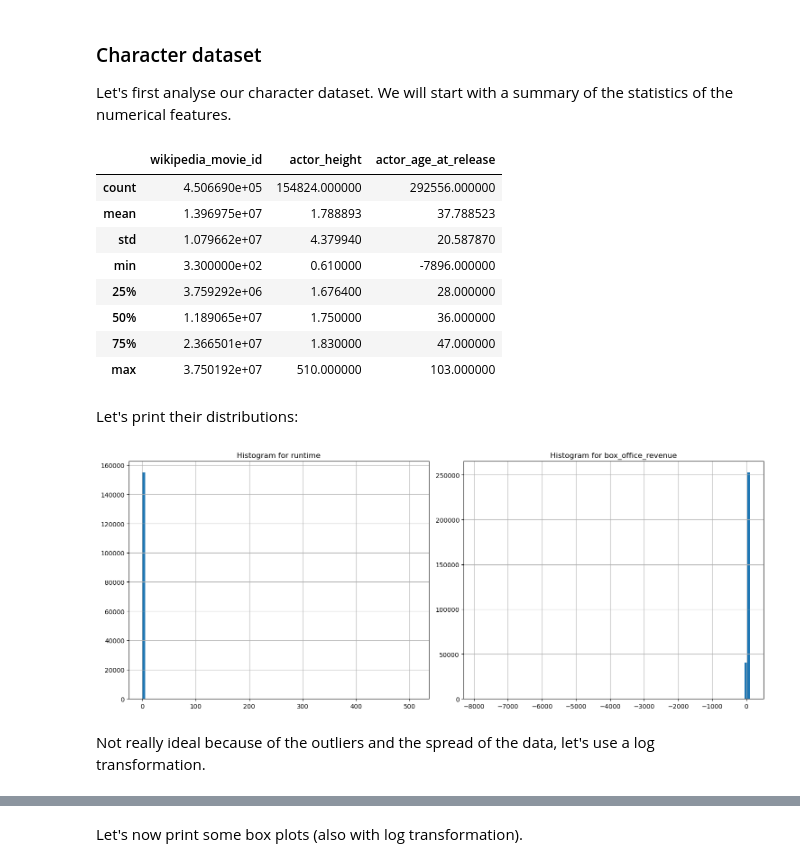
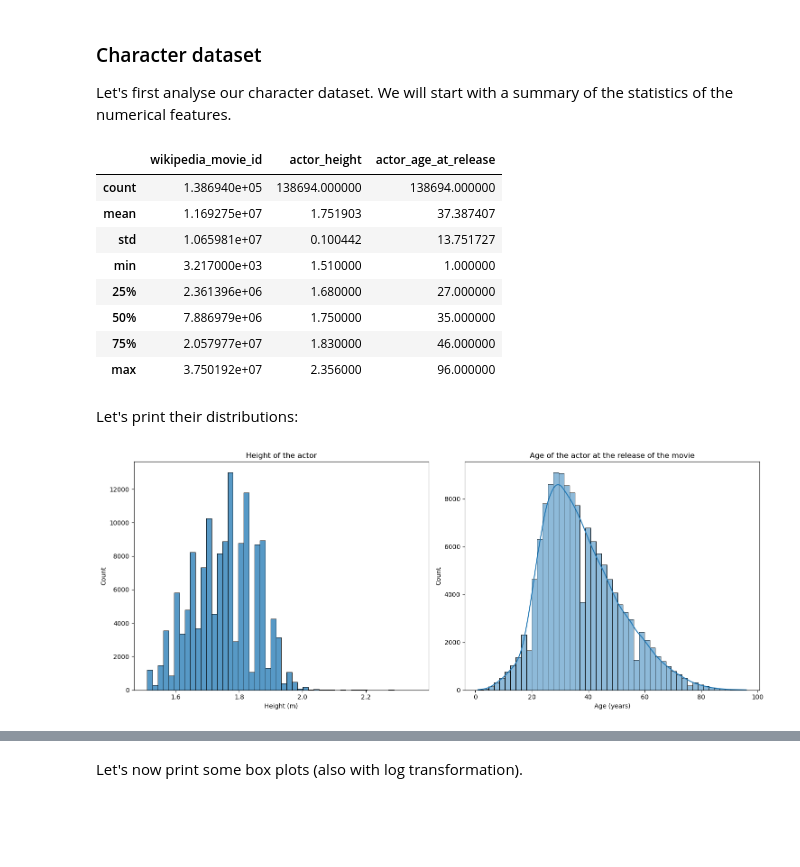
Before and after one commit to epfl-ada/ada-2024-project-authenticdataaddicts, a Jupyter notebook: results.ipynb, the cells around one changed output, grey strips where cells are left out. Cells and saved outputs as stored; diff of their text form; code cells hidden in the pictures; blank space fills up the shorter version.

Commit message:
Start to remove outliers and improve actor height and age plot

```diff
--- a/results.ipynb
+++ b/results.ipynb
@@ -239,0 +246,7 @@ movie_data_completed = movies_wikidata_merged.copy()
+# %%
+# Keep only non NaN values
+not_na_height = character_data["actor_height"].notna()
+character_data_cleaned = character_data[not_na_height]
+
+reduction = 1 - character_data_cleaned.shape[0] / character_data.shape[0]
+print(f"Removing NaN reduced the dataset by: {reduction:.2%}")
@@ -239,0 +255,6 @@ movie_data_completed = movies_wikidata_merged.copy()
+# %%
+# Keep only valid heights (between 1.5 and 2.8 meters)
+character_data_valid_heights = character_data_cleaned.query("actor_height > 1.5 and actor_height < 2.8")
+reduction = (len(character_data_cleaned) - len(character_data_valid_heights)) / len(character_data_cleaned)
+
+print(f"Removing invalid actor heights reduced that dataset by {reduction:.2%}.")
@@ -239,0 +263,6 @@ movie_data_completed = movies_wikidata_merged.copy()
+# %%
+# Keep only valid ages (between 0 and 100 years)
+character_data_valid_ages = character_data_valid_heights.query("actor_age_at_release > 0 and actor_age_at_release < 100")
+reduction = (len(character_data_valid_heights) - len(character_data_valid_ages)) / len(character_data_valid_heights)
+
+print(f"Removing invalid actor ages reduced that dataset by {reduction:.2%}.")
@@ -240,3 +273,5 @@ movie_data_completed = movies_wikidata_merged.copy()
+# %%
+character_data_valid = character_data_valid_ages
 # %% [markdown]
 ## Deeper analysis
 Now that our data is more complete, we can do a more in deep analysis.
@@ -245,33 +280,33 @@ Now that our data is more complete, we can do a more in deep analysis.
 
 Let's first analyse our character dataset. We will start with a summary of the statistics of the numerical features.
 # %%
-character_data.describe()
+character_data_valid.describe()
 # %% [output]
 |  | wikipedia_movie_id | actor_height | actor_age_at_release |
-| count | 4.506690e+05 | 154824.000000 | 292556.000000 |
-| mean | 1.396975e+07 | 1.788893 | 37.788523 |
-| std | 1.079662e+07 | 4.379940 | 20.587870 |
-| min | 3.300000e+02 | 0.610000 | -7896.000000 |
-| 25% | 3.759292e+06 | 1.676400 | 28.000000 |
-| 50% | 1.189065e+07 | 1.750000 | 36.000000 |
-| 75% | 2.366501e+07 | 1.830000 | 47.000000 |
-| max | 3.750192e+07 | 510.000000 | 103.000000 |
+| count | 1.386940e+05 | 138694.000000 | 138694.000000 |
+| mean | 1.169275e+07 | 1.751903 | 37.387407 |
+| std | 1.065981e+07 | 0.100442 | 13.751727 |
+| min | 3.217000e+03 | 1.510000 | 1.000000 |
+| 25% | 2.361396e+06 | 1.680000 | 27.000000 |
+| 50% | 7.886979e+06 | 1.750000 | 35.000000 |
+| 75% | 2.057977e+07 | 1.830000 | 46.000000 |
+| max | 3.750192e+07 | 2.356000 | 96.000000 |
 # %% [markdown]
 Let's print their distributions:
 # %%
 fig, axes = plt.subplots(1, 2, figsize=(15, 6))
 
 # Histogram for the runtime
-character_data["actor_height"].hist(bins=100, ax=axes[0])
-axes[0].set_title("Histogram for runtime")
+sns.histplot(data=character_data_valid, x="actor_height", bins=50, ax=axes[0], kde=False)
+axes[0].set_title("Height of the actor")
+axes[0].set_xlabel("Height (m)")
 
 # Histogram for the box office results
-character_data["actor_age_at_release"].hist(bins=100, ax=axes[1])
-axes[1].set_title("Histogram for box_office_revenue")
+sns.histplot(data=character_data_valid, x="actor_age_at_release", bins=50, ax=axes[1], kde=True)
+axes[1].set_title("Age of the actor at the release of the movie")
+axes[1].set_xlabel("Age (years)")
 
 plt.tight_layout()
 plt.show()
 # %% [output]
-[figure, old version]
+[figure, new version]
-# %% [markdown]
-Not really ideal because of the outliers and the spread of the data, let's use a log transformation.
```
Also changed, not shown: parts of 8 cells of this notebook.
